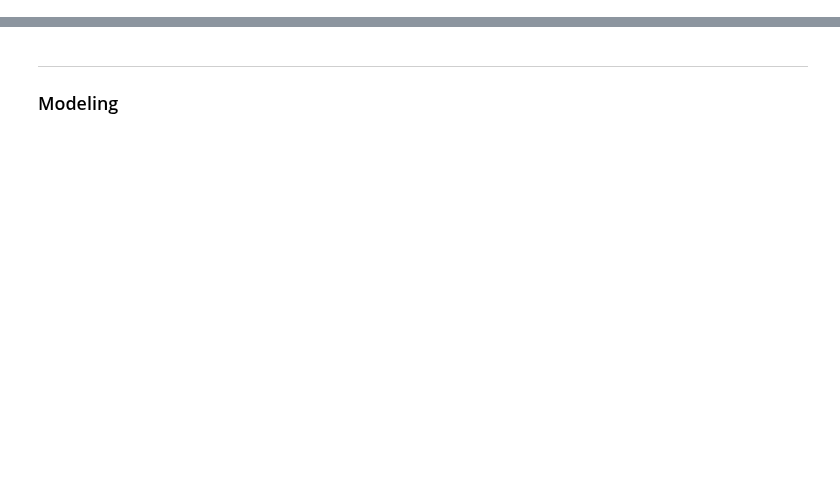
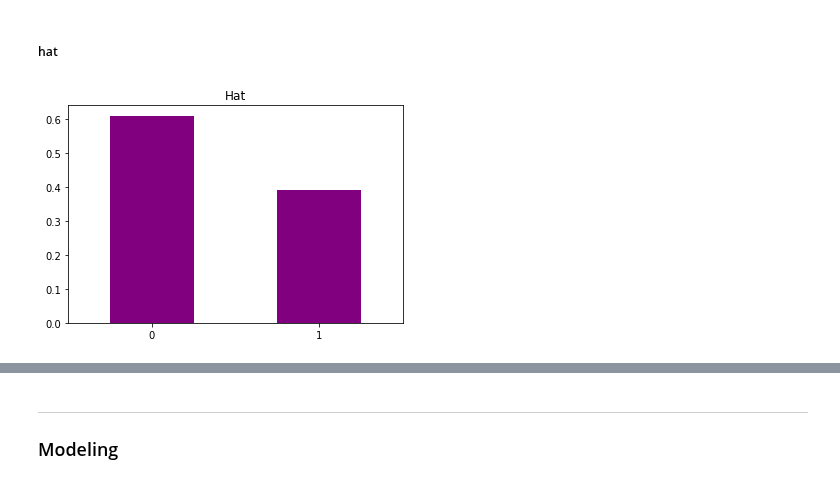
Before and after one commit to mzhou356/img2recommender, a Jupyter notebook: IMG2RECOMMENDER_summary_notebook.ipynb, the cells around one changed output, grey strips where cells are left out. Cells and saved outputs as stored; diff of their text form; code cells hidden in the pictures; blank space fills up the shorter version.

```diff
--- a/IMG2RECOMMENDER_summary_notebook.ipynb
+++ b/IMG2RECOMMENDER_summary_notebook.ipynb
@@ -52,0 +99,8 @@ ModuleNotFoundError: No module named 'data_processing'
+# %% [markdown]
+##### hat
+# %%
+pic_df.hat.value_counts(normalize=True).plot.bar(
+    color='purple', rot=0, title='Hat')
+plt.show()
+# %% [output]
+[figure, added]
```
Also changed, not shown: parts of 39 cells of this notebook, 2 other files.
